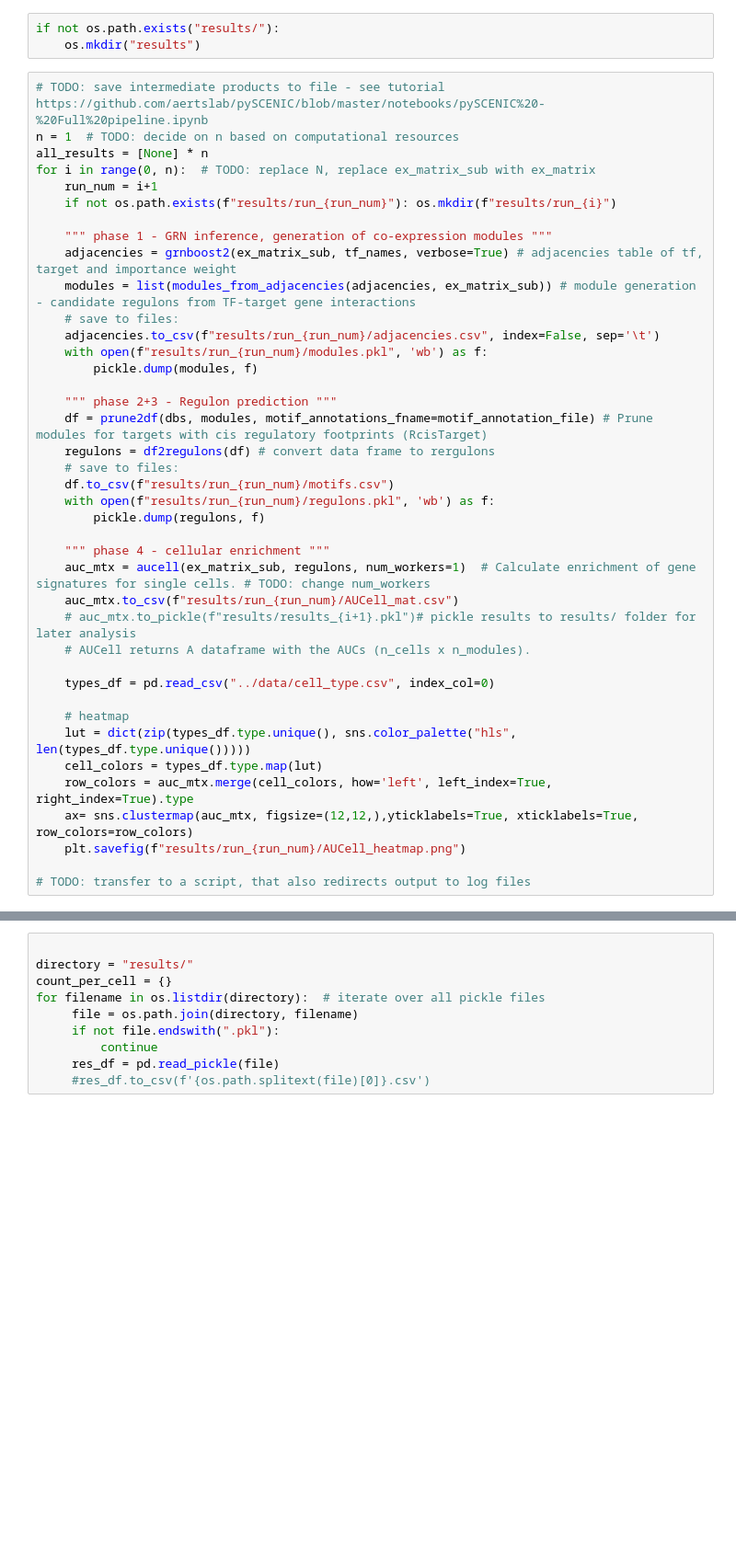
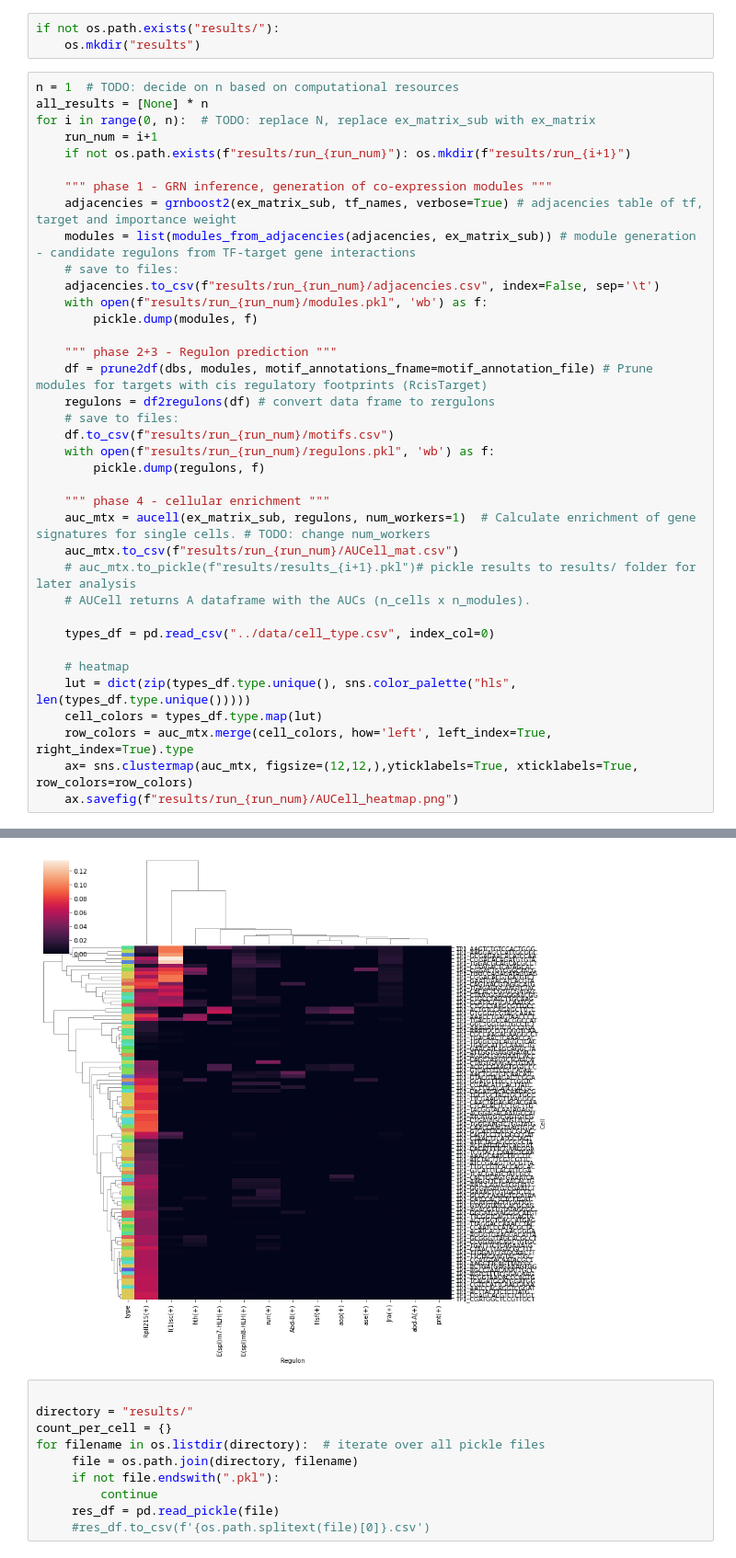
Before and after one commit to ozlembahar/devo-grn, a Jupyter notebook: notebooks/scenic_1.ipynb, the cells around one changed output, grey strips where cells are left out. Shown at 92% size. Cells and saved outputs as stored; diff of their text form; blank space fills up the shorter version.

```diff
--- a/notebooks/scenic_1.ipynb
+++ b/notebooks/scenic_1.ipynb
@@ -289,12 +289,11 @@ for regulon in list(auc_mtx.columns.values):
 if not os.path.exists("results/"):
     os.mkdir("results")
 # %%
-# TODO: save intermediate products to file - see tutorial https://github.com/aertslab/pySCENIC/blob/master/notebooks/pySCENIC%20-%20Full%20pipeline.ipynb
 n = 1  # TODO: decide on n based on computational resources
 all_results = [None] * n
 for i in range(0, n):  # TODO: replace N, replace ex_matrix_sub with ex_matrix
     run_num = i+1
-    if not os.path.exists(f"results/run_{run_num}"): os.mkdir(f"results/run_{i}")
+    if not os.path.exists(f"results/run_{run_num}"): os.mkdir(f"results/run_{i+1}")
 
     """ phase 1 - GRN inference, generation of co-expression modules """
     adjacencies = grnboost2(ex_matrix_sub, tf_names, verbose=True) # adjacencies table of tf, target and importance weight
@@ -325,9 +324,7 @@ for i in range(0, n):  # TODO: replace N, replace ex_matrix_sub with ex_matrix
     cell_colors = types_df.type.map(lut)
     row_colors = auc_mtx.merge(cell_colors, how='left', left_index=True, right_index=True).type
     ax= sns.clustermap(auc_mtx, figsize=(12,12,),yticklabels=True, xticklabels=True, row_colors=row_colors)
-    plt.savefig(f"results/run_{run_num}/AUCell_heatmap.png")
-
-# TODO: transfer to a script, that also redirects output to log files
+    ax.savefig(f"results/run_{run_num}/AUCell_heatmap.png")
 # %% [output]
 preparing dask client
 parsing input
@@ -347,5 +345,6 @@ OMP: Info #276: omp_set_nested routine deprecated, please use omp_set_max_active
 Create regulons from a dataframe of enriched features.
 Additional columns saved: []
+[figure, added]
 # %%
 
 directory = "results/"
```
Also changed, not shown: parts of 1 cell of this notebook.
